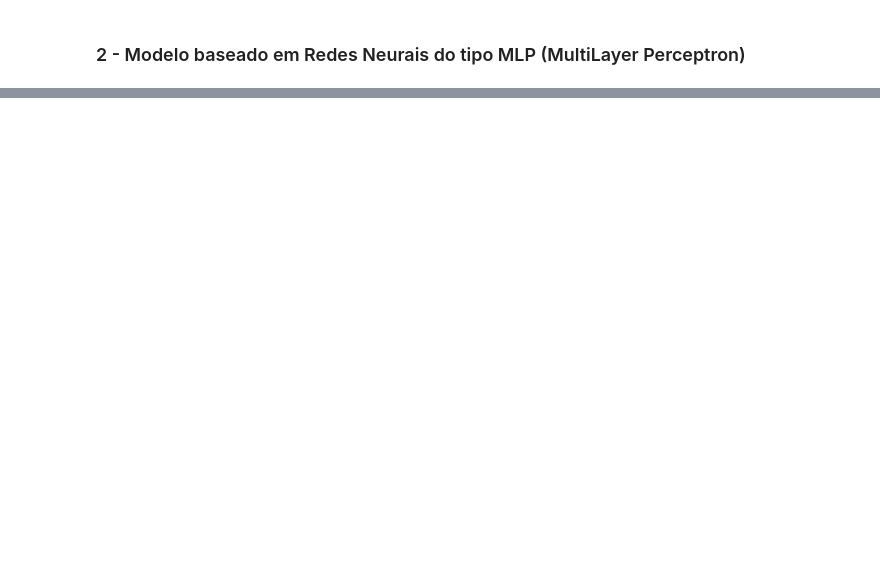
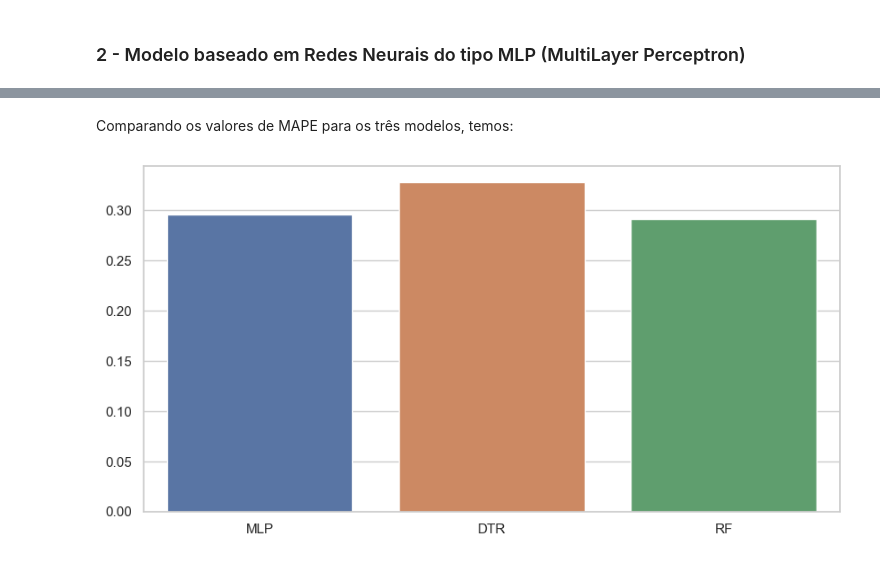
Before and after one commit to davixie/House-Pricing, a Jupyter notebook: Lab. Exame - CMC-13.ipynb, the cells around one changed output, grey strips where cells are left out. Saved outputs shown, nothing was run; the diff lists cells and outputs as text; code cells hidden in the pictures; blank space fills up the shorter version.

```diff
--- a/Lab. Exame - CMC-13.ipynb
+++ b/Lab. Exame - CMC-13.ipynb
@@ -40,0 +469,7 @@
+# %%
+from sklearn.ensemble import RandomForestClassifier
+RF = RandomForestClassifier(n_estimators=100, random_state=42)
+RF.fit(train_X, train_Y)
+
+RF_predicted = RF.predict(test_X)
+r2_score(test_Y, RF_predicted)
@@ -42,0 +482,31 @@
+# %%
+from sklearn import metrics
+def regression_metrics(y_pred, y_test,model_name):
+
+    rmse_ = np.sqrt(metrics.mean_squared_error(y_pred,y_test))
+    r2 = metrics.r2_score(y_test, y_pred)
+    mape = metrics.mean_absolute_percentage_error(y_test, y_pred)
+    print(model_name, "\n")
+    print(" RMSE: ", rmse_)
+    print("R2: " + str(r2))
+    print("MAPE: " + str(mape))
+    print("---------------")
+    return rmse_, r2, mape
+# %%
+list_models_name = [
+    "MLP",
+    "DTR",
+    "RF",
+]
+list_models = [MLP, DTR, RF]
+list_models_predicted = [MLP_predicted, DTR_predicted, RF_predicted]
+list_models_RMSE = []
+list_models_R2 = []
+list_models_MAPE = []
+for i in range(0, len(list_models)):
+    model_predicted = list_models_predicted[i]
+    model_name = list_models_name[i]
+    rmse, r2, mape = regression_metrics(model_predicted, test_Y,model_name)
+    list_models_RMSE.append(rmse)
+    list_models_R2.append(r2)
+    list_models_MAPE.append(mape)
@@ -42,0 +532,9 @@
+# %% [markdown]
+Comparando os valores de MAPE para os três modelos, temos:
+# %%
+# comparando os modelos por MAPE:
+sns.set_theme(style="whitegrid")
+plt.figure(figsize=(10, 5))
+ax = sns.barplot(x=list_models_name, y=list_models_MAPE)
+# %% [output]
+[figure, added]
```
Also changed, not shown: parts of 89 cells of this notebook, 1 other file.
